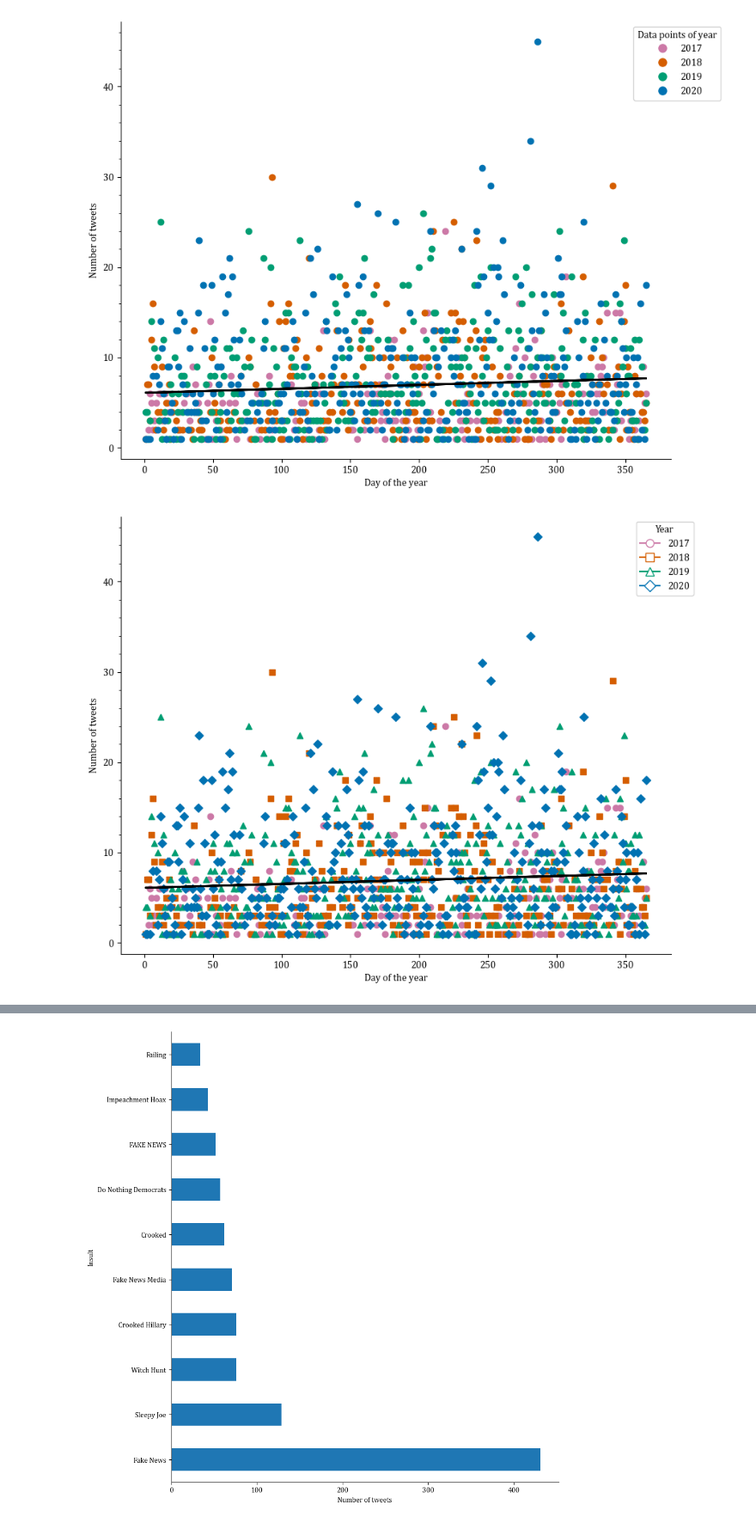
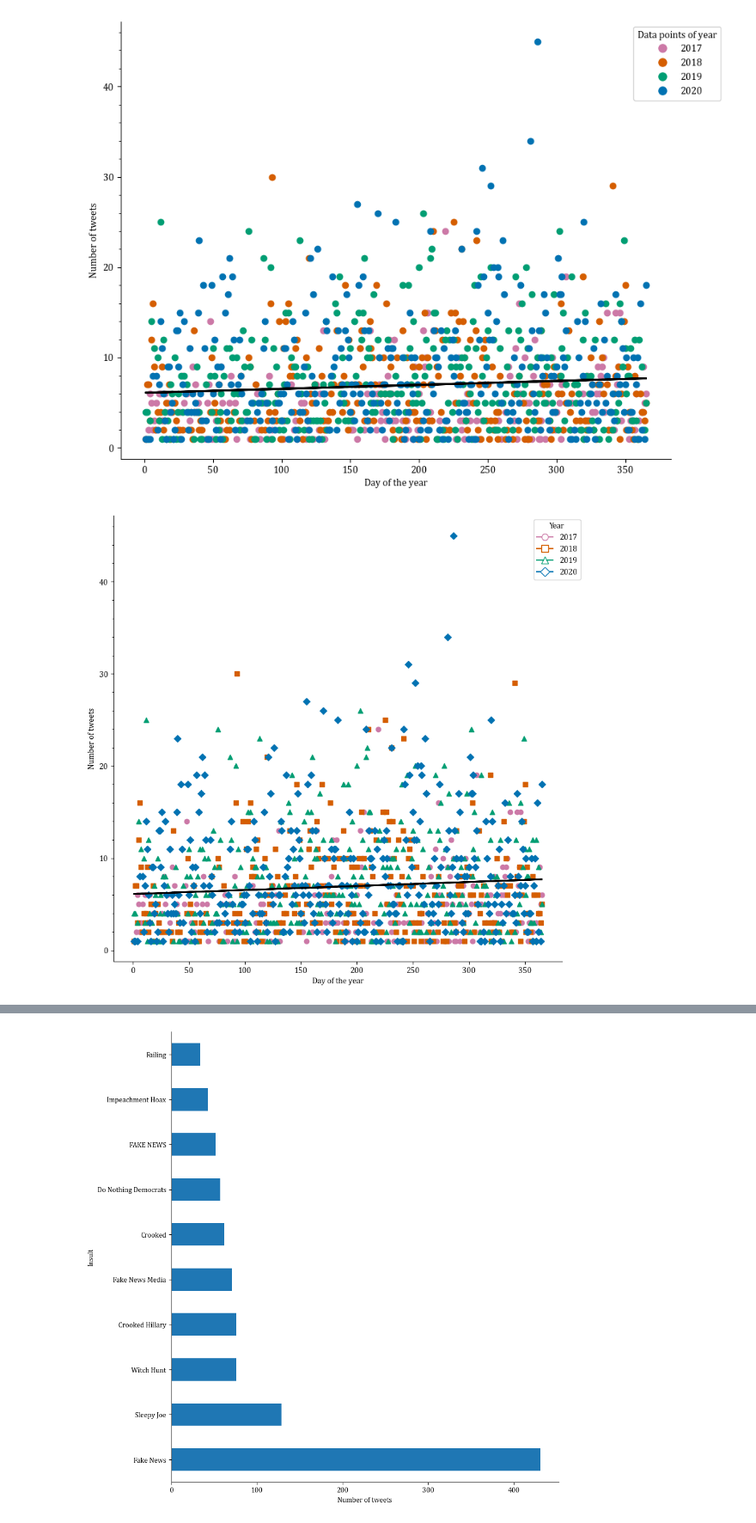
Before and after one commit to Htbibalan/PYTHON_COURSE_2024, a Jupyter notebook: notebooks/hel8048_project.ipynb, the cells around one changed output, grey strips where cells are left out. Shown at 86% size. Saved outputs shown, nothing was run; the diff lists cells and outputs as text; code cells hidden in the pictures.

```diff
--- a/notebooks/hel8048_project.ipynb
+++ b/notebooks/hel8048_project.ipynb
@@ -373,35 +379,35 @@ model.fit(df_tweets_per_day[['day_of_year']], df_tweets_per_day['tweets'])
 predictions = model.predict(df_tweets_per_day[['day_of_year']])
 # allocate a color to data points of each year
 colors = np.array(['#CC79A7', '#D55E00', '#009E73', '#0072B2'])  # Add more colors if needed
 years = np.sort(df_tweets_per_day['date'].dt.year.unique())  # Sorted unique years
 markers = ['o', 's', '^', 'D', '*', 'x']
-plt.figure(figsize=(10, 8))
+plt.figure(figsize=(10, 10))
 for i, year in enumerate(years):
     yearly_data = df_tweets_per_day[df_tweets_per_day['date'].dt.year == year]
     plt.scatter(yearly_data['day_of_year'], yearly_data['tweets'], color=colors[i], label=str(year), marker=markers[i])
 
 plt.plot(df_tweets_per_day['day_of_year'], predictions, color='black', linestyle='-', linewidth=2)
 
 plt.xlabel('Day of the year')
 plt.ylabel('Number of tweets')
 plt.title('')
 
 # Adjust y-axis ticks
 ax = plt.gca()
 ax.spines['top'].set_visible(False)
 ax.spines['right'].set_visible(False)
 ax.yaxis.set_major_locator(ticker.AutoLocator())
 ax.yaxis.set_minor_locator(ticker.AutoMinorLocator())
 
 #create custom legend made by chat GPT
 legend_handles = [Line2D([0], [0], marker=markers[i], color=colors[i], markerfacecolor='white', markersize=8, label=str(year)) for i, year in enumerate(years)]
 plt.legend(handles=legend_handles, title="Year", bbox_to_anchor=(1.05, 1))
 
 plt.savefig(fig_folder + "regres_markerstyle.png")
 
 plt.show()
 # %% [output]
-[figure, old version]
+[figure, new version]
 # %%
 # the dates with the most tweets top 10
 df_trump['date'] = pd.to_datetime(df_trump['date'])
```
Also changed, not shown: parts of 6 cells of this notebook, 9 other files.
